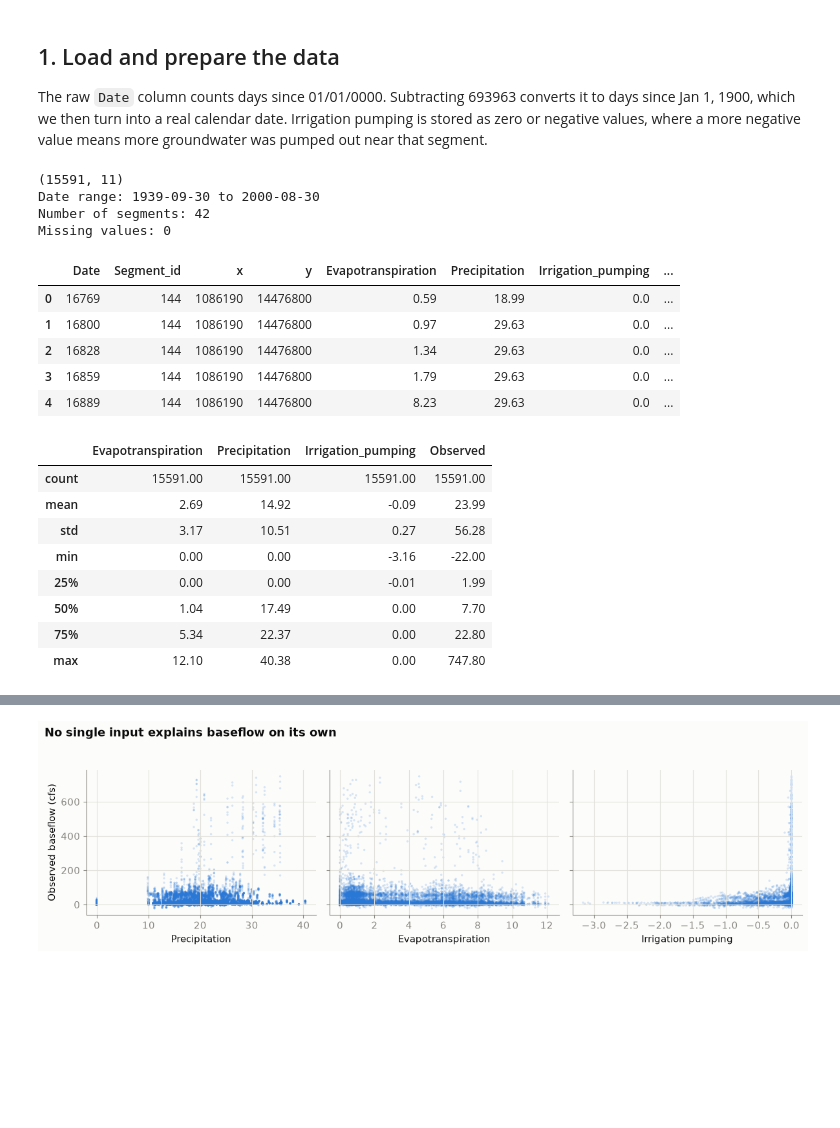
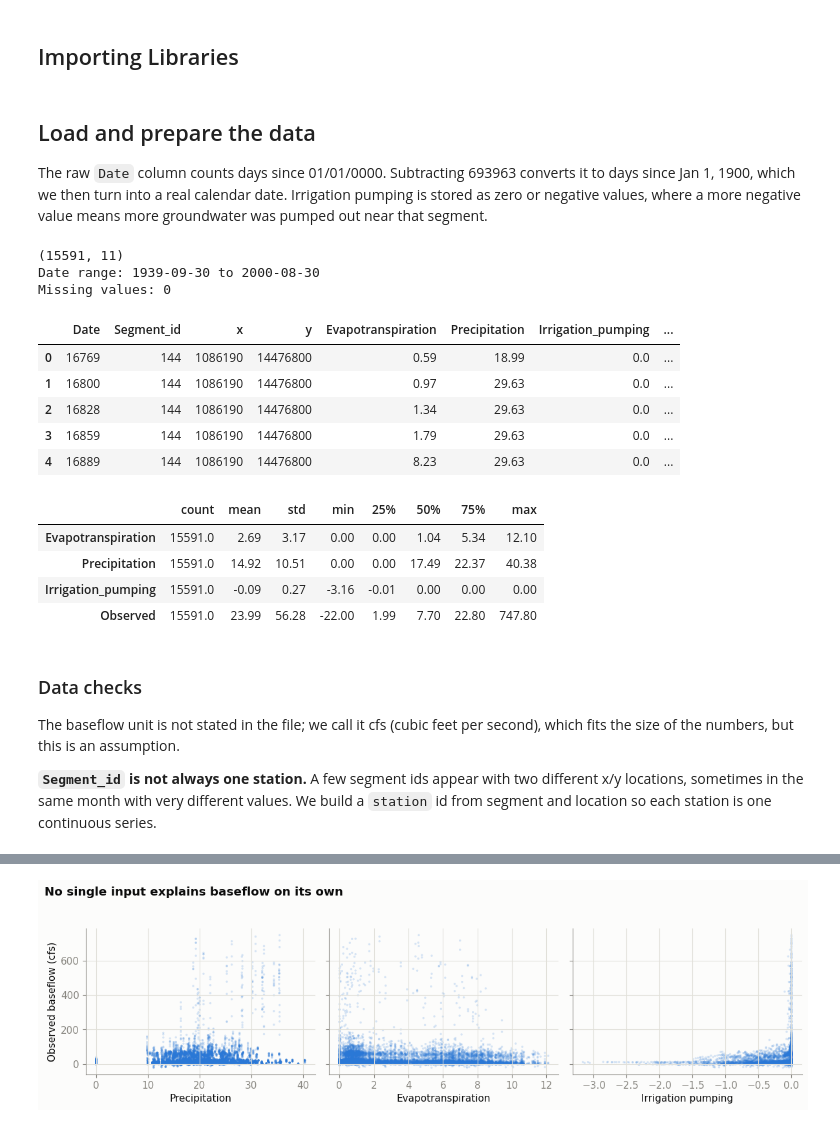
Before and after one commit to MaDufie/cs6830_project6, a Jupyter notebook: project6.ipynb, the cells around one changed output, grey strips where cells are left out. Drawn from its saved outputs; the diff is of its cells as text; code cells hidden in the pictures; blank space fills up the shorter version.

```diff
--- a/project6.ipynb
+++ b/project6.ipynb
@@ -7,3 +24,5 @@
+# %% [markdown]
+## Importing Libraries
 # %%
 import pandas as pd
 import numpy as np
@@ -25,6 +45,6 @@ plt.rcParams.update({
     'axes.spines.top': False, 'axes.spines.right': False,
     'font.family': 'sans-serif', 'font.size': 11, 'axes.titlesize': 12})
 # %% [markdown]
-## 1. Load and prepare the data
+## Load and prepare the data
 
 The raw `Date` column counts days since 01/01/0000. Subtracting 693963 converts it to days since Jan 1, 1900, which we then turn into a real calendar date. Irrigation pumping is stored as zero or negative values, where a more negative value means more groundwater was pumped out near that segment.
@@ -31,18 +53,15 @@ The raw `Date` column counts days since 01/01/0000. Subtracting 693963 converts
 # %%
-df = pd.read_csv('RRCA_baseflow.csv')
 df['Date'] = df['Date'] - 693963
 df['date'] = pd.to_datetime('1900-01-01') + pd.to_timedelta(df['Date'], unit='D')
 df['year'] = df['date'].dt.year
 df['month'] = df['date'].dt.month
 print(df.shape)
 print('Date range:', df['date'].min().date(), 'to', df['date'].max().date())
-print('Number of segments:', df['Segment_id'].nunique())
 print('Missing values:', int(df.isnull().sum().sum()))
 df.head()
 # %% [output]
 (15591, 11)
 Date range: 1939-09-30 to 2000-08-30
-Number of segments: 42
 Missing values: 0
 |  | Date | Segment_id | x | y | Evapotranspiration | Precipitation | Irrigation_pumping | ... |
 | 0 | 16769 | 144 | 1086190 | 14476800 | 0.59 | 18.99 | 0.0 | ... |
@@ -51,14 +70,15 @@ Missing values: 0
 | 3 | 16859 | 144 | 1086190 | 14476800 | 1.79 | 29.63 | 0.0 | ... |
 | 4 | 16889 | 144 | 1086190 | 14476800 | 8.23 | 29.63 | 0.0 | ... |
 # %%
-df[['Evapotranspiration', 'Precipitation', 'Irrigation_pumping', 'Observed']].describe().round(2)
+df[['Evapotranspiration', 'Precipitation', 'Irrigation_pumping', 'Observed']].describe().T.round(2)
 # %% [output]
-|  | Evapotranspiration | Precipitation | Irrigation_pumping | Observed |
-| count | 15591.00 | 15591.00 | 15591.00 | 15591.00 |
-| mean | 2.69 | 14.92 | -0.09 | 23.99 |
-| std | 3.17 | 10.51 | 0.27 | 56.28 |
-| min | 0.00 | 0.00 | -3.16 | -22.00 |
-| 25% | 0.00 | 0.00 | -0.01 | 1.99 |
-| 50% | 1.04 | 17.49 | 0.00 | 7.70 |
-| 75% | 5.34 | 22.37 | 0.00 | 22.80 |
-| max | 12.10 | 40.38 | 0.00 | 747.80 |
+|  | count | mean | std | min | 25% | 50% | 75% | max |
+| Evapotranspiration | 15591.0 | 2.69 | 3.17 | 0.00 | 0.00 | 1.04 | 5.34 | 12.10 |
+| Precipitation | 15591.0 | 14.92 | 10.51 | 0.00 | 0.00 | 17.49 | 22.37 | 40.38 |
+| Irrigation_pumping | 15591.0 | -0.09 | 0.27 | -3.16 | -0.01 | 0.00 | 0.00 | 0.00 |
+| Observed | 15591.0 | 23.99 | 56.28 | -22.00 | 1.99 | 7.70 | 22.80 | 747.80 |
+# %% [markdown]
+### Data checks
+The baseflow unit is not stated in the file; we call it cfs (cubic feet per second), which fits the size of the numbers, but this is an assumption.
+
+**`Segment_id` is not always one station.** A few segment ids appear with two different x/y locations, sometimes in the same month with very different values. We build a `station` id from segment and location so each station is one continuous series.
```
Also changed, not shown: parts of 44 cells of this notebook, 5 other files.
